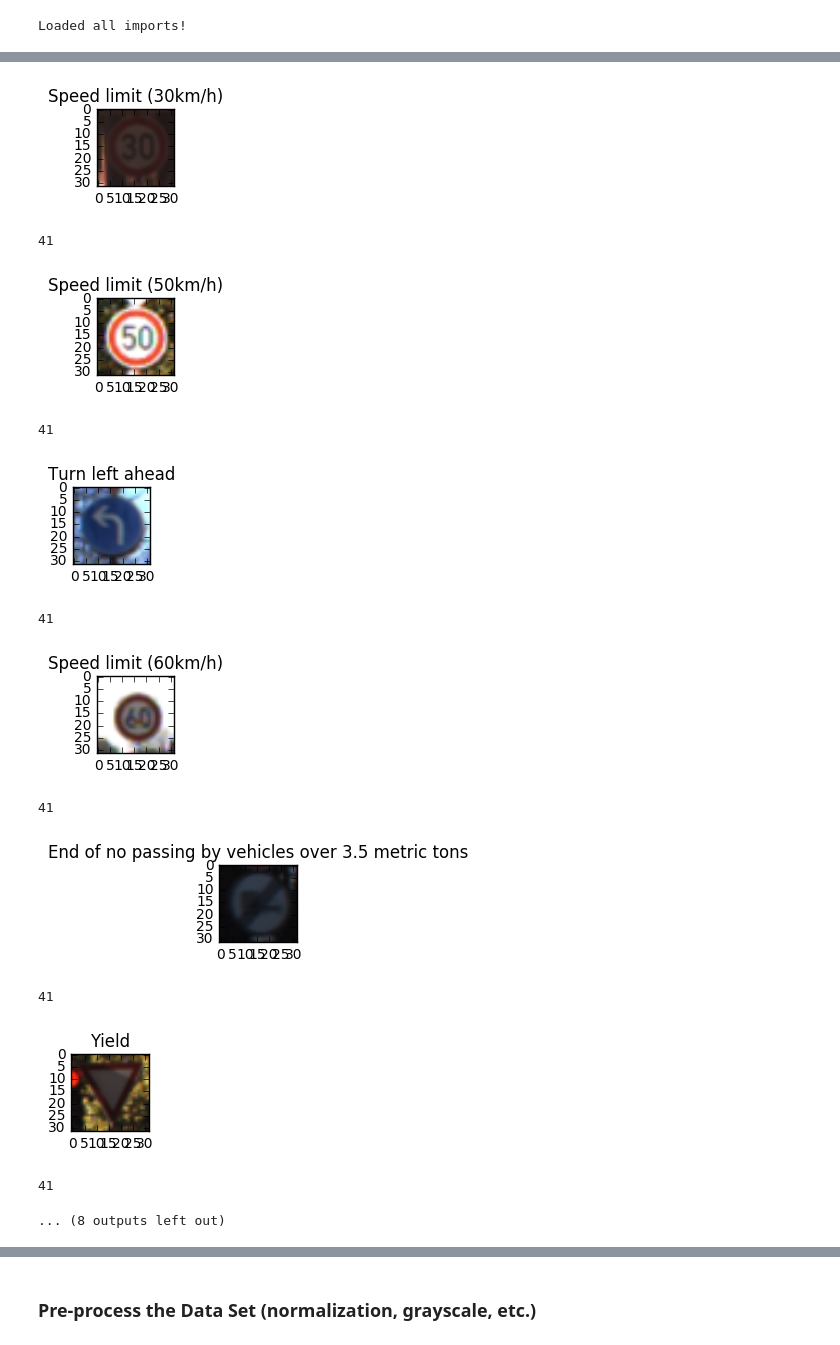
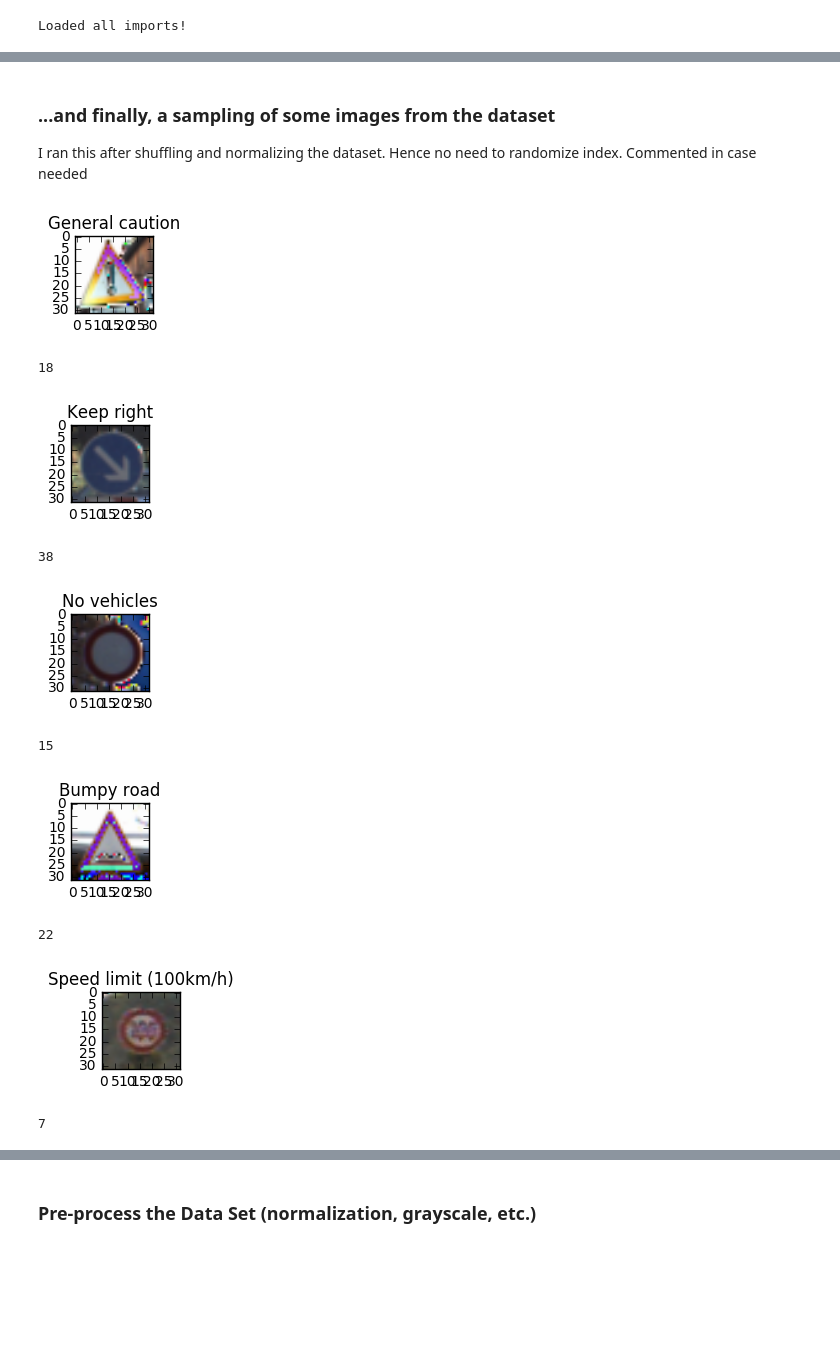
Before and after one commit to mark5udacity/CarND-Traffic-Sign-Classifier-Project, a Jupyter notebook: Traffic_Sign_Classifier.ipynb, the cells around one changed output, grey strips where cells are left out. Cells and saved outputs as stored; diff of their text form; code cells hidden in the pictures; blank space fills up the shorter version.

```diff
--- a/Traffic_Sign_Classifier.ipynb
+++ b/Traffic_Sign_Classifier.ipynb
@@ -109,30 +122,28 @@ Number of classes = 43
+# %% [markdown]
+### ...and finally,  a sampling of some images from the dataset
+
+I ran this after shuffling and normalizing the dataset.  Hence no need to randomize index. Commented in case needed
 # %%
-import random
-import numpy as np
-import matplotlib.pyplot as plt
 %matplotlib inline
 
-for x in range(10):
-    index = random.randint(0, len(X_train))
+for x in range(5):
+    index = x #random.randint(0, len(X_train))
     image = X_train[index].squeeze()
 
     plt.figure(figsize=(1,1))
     plt.title(names[y_train[index]])
-    #plt.subplot(1,10,x+1)
-    plt.imshow(image) # showing with cmap='gray' does not seem to have any affect
+    #plt.subplot(1,10,x+1) # failed attempt to inline some of the images, not germane to this work
+    plt.imshow(image) # showing with cmap='gray' does not have effect; per docs, if array depth is 3, then cmap is ignored
     plt.show()
     print(y_train[x])
 # %% [output]
-[figure, old version]
+[figure, new version]
-41
+18
-[figure, old version]
+[figure, new version]
-41
+38
-[figure, old version]
+[figure, new version]
-41
+15
-[figure, old version]
+[figure, new version]
-41
+22
-[figure, old version]
+[figure, new version]
-41
+7
-[figure, removed]
-41
-... (8 outputs left out)
```
Also changed, not shown: parts of 45 cells of this notebook.
